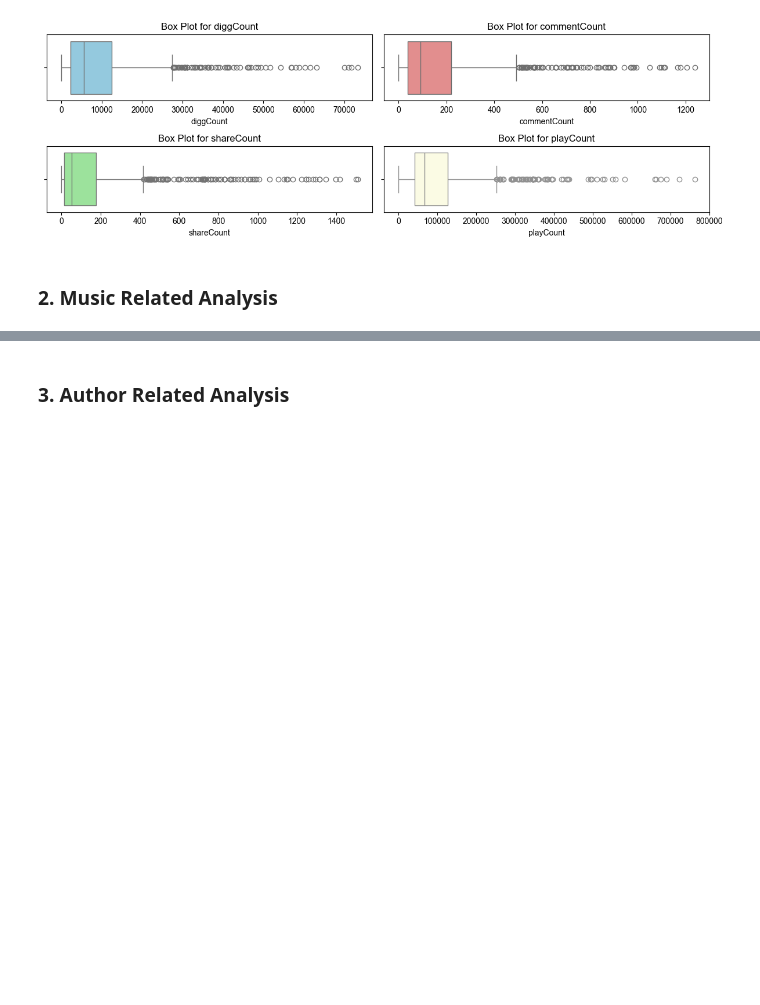
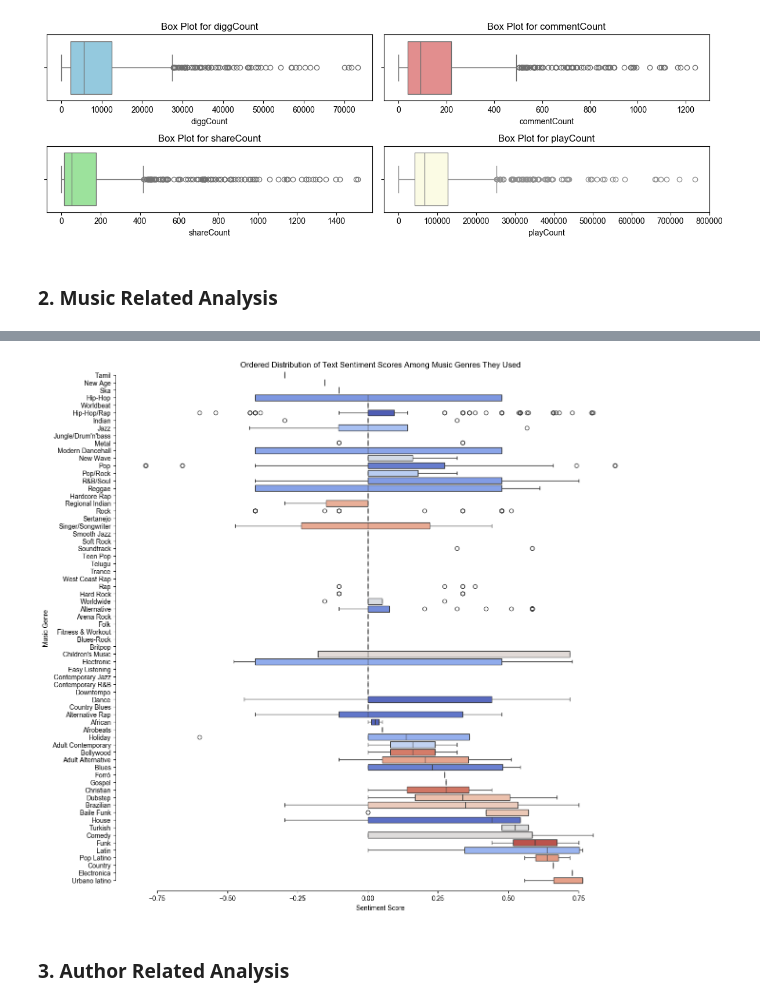
Before and after one commit to Cydia13526/04-tonyao-cydia-2024, a Jupyter notebook: project.ipynb, the cells around one changed output, grey strips where cells are left out. Drawn from its saved outputs; the diff is of its cells as text; code cells hidden in the pictures; blank space fills up the shorter version.

```diff
--- a/project.ipynb
+++ b/project.ipynb
@@ -354,0 +306,22 @@ plt.show()
+# %%
+#To install, use !pip install vaderSentiment
+# Initialize VADER sentiment analyzer
+exploded_df = exploded_df.rename(columns={'id': 'musicId'})
+music_df['musicId'] = music_df['musicId'].astype(int)
+merged_df = pd.merge(music_df, exploded_df, left_on='musicId', right_on='musicId', how='left')
+analyzer = SentimentIntensityAnalyzer()
+
+# Function to clean text data
+def clean_text(text):
+    # Remove URLs
+    text = re.sub(r'http\S+|www\S+|https\S+', '', text, flags=re.MULTILINE)
+    # Remove HTML tags
+    text = re.sub(r'<.*?>', '', text)
+    # Remove special characters and digits
+    text = re.sub(r'[^A-Za-z\s]+', '', text)
+    return text
+
+# Apply the cleaning function to the text column
+merged_df['text'] = merged_df['text'].apply(clean_text)
+merged_df['sentiment_score'] = merged_df['text'].apply(lambda x: analyzer.polarity_scores(x)['compound'])
+merged_df.head()
@@ -355,3 +345,20 @@ plt.show()
+# %%
+genre_median_scores = merged_df.groupby('genreNames')['sentiment_score'].median().sort_values()
+
+ordered_genres = genre_median_scores.index
+#Create a box plot with ordered genres
+plt.figure(figsize=(14, 14))
+sns.boxplot(data=merged_df, x='sentiment_score', y='genreNames', hue='genreNames', order=ordered_genres, palette="coolwarm", legend=False)
+
+# Increase separation between boxes for clarity
+sns.despine(offset=10, trim=True)
+
+plt.title('Ordered Distribution of Text Sentiment Scores Among Music Genres They Used')
+plt.xlabel('Sentiment Score')
+plt.ylabel('Music Genre')
+plt.show()
+# %% [output]
+[figure, added]
 # %% [markdown]
 ### **3. Author Related Analysis**
 # %%
```
Also changed, not shown: parts of 25 cells of this notebook, 2 other files.
